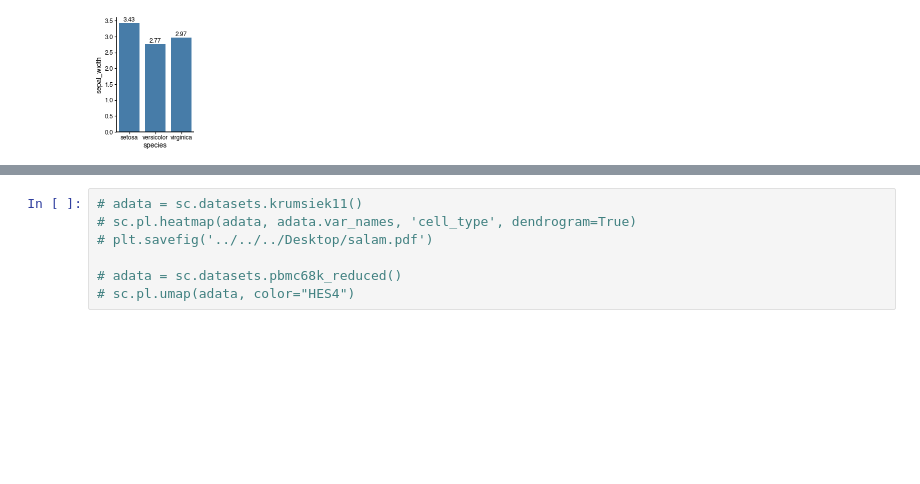
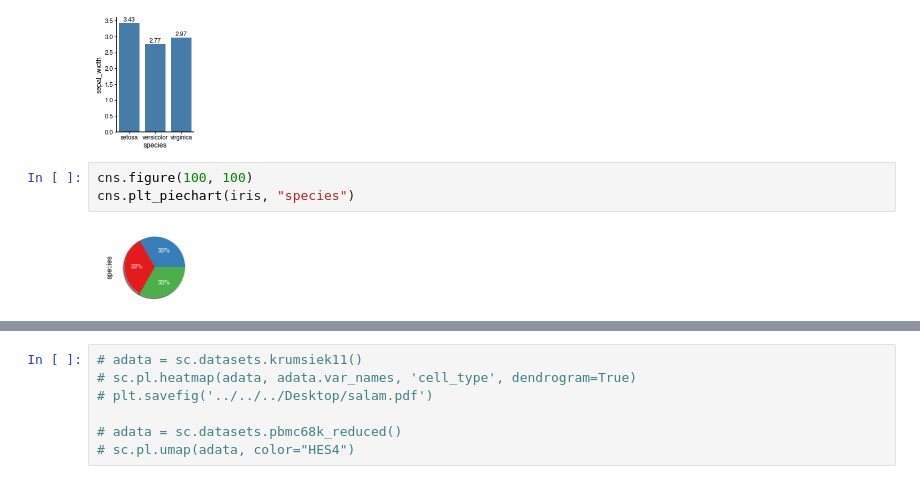
Before and after one commit to faridrashidi/cnsplots, a Jupyter notebook: notebooks/matplotlib.ipynb, the cells around one changed output, grey strips where cells are left out. Saved outputs shown, nothing was run; the diff lists cells and outputs as text; blank space fills up the shorter version.

```diff
--- a/notebooks/matplotlib.ipynb
+++ b/notebooks/matplotlib.ipynb
@@ -29,5 +54,10 @@ for _, row in groupedvalues.iterrows():
 # plt.savefig('../../../Desktop/salam.pdf')
 # %% [output]
 [figure]
+# %%
+cns.figure(100, 100)
+cns.plt_piechart(iris, "species")
+# %% [output]
+[figure, added]
 # %%
 cns.figure(150, 150)
```
Also changed, not shown: parts of 11 cells of this notebook, 4 other files.
